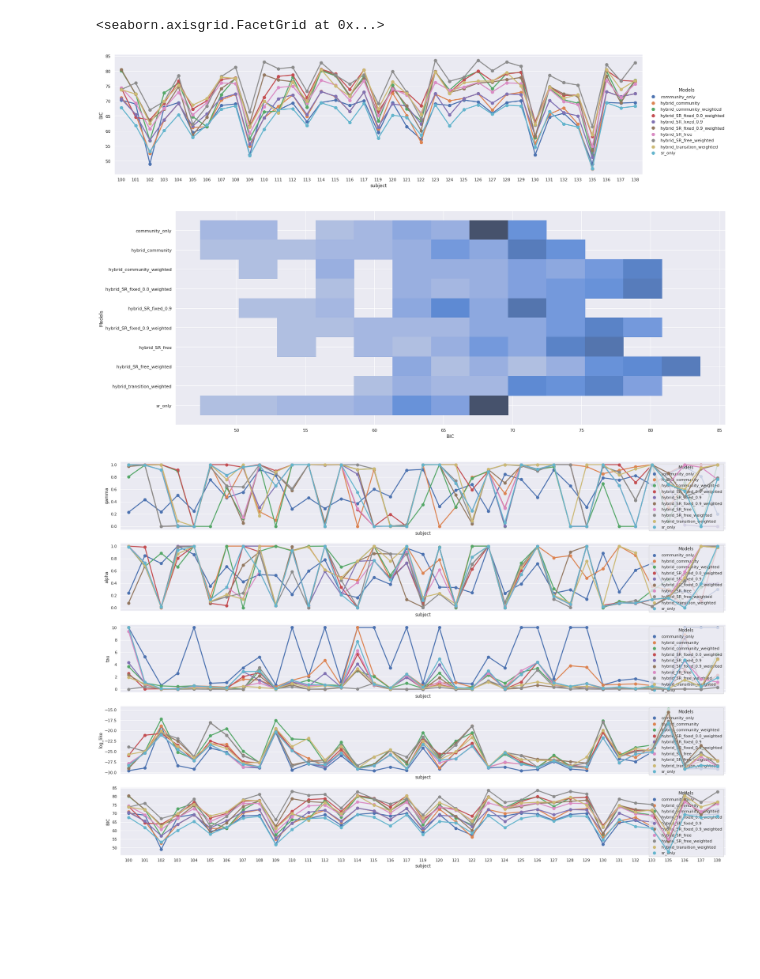
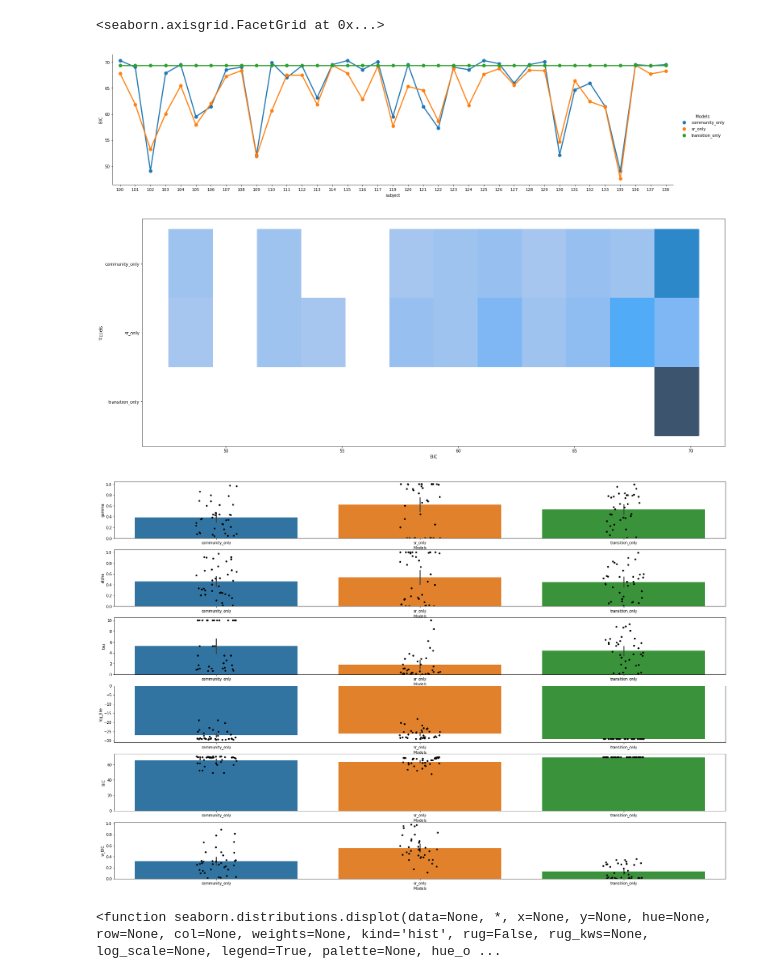
Before and after one commit to prestonlab/tesser_successor, a Jupyter notebook: bic_weights.ipynb, the cells around one changed output. Saved outputs shown, nothing was run; the diff lists cells and outputs as text; code cells hidden in the pictures; blank space fills up the shorter version.

Commit message:
Bar plots for different models

```diff
--- a/bic_weights.ipynb
+++ b/bic_weights.ipynb
@@ -9,7 +9,7 @@ from scipy import stats
 import itertools
 import glob, os
 # %%
-data_dir ='./Data/results/'
+data_dir ='./Data/individual_results/'
 # %%
 def get_files(data_dir):
     files = [file for file in glob.glob(f"{data_dir}*.csv")]  #returns list of paths to each model data
@@ -110,3 +88,13 @@ for file in files:
 # df_alpha = df_alpha.set_index('subject')
 # df_tau = df_tau.set_index('subject')
 # df_log_like = df_log_like.set_index('subject')
+# df1.Models.astype('category').cat
+dummy = df_bic.to_numpy()
+dummy= dummy[:,1:]
+
+df_wbic = df_bic.copy()
+df_wbic.iloc[:,1:] = bic.wbic(dummy)
+df_wbic.head()
+df1 = df_bic.melt('subject', var_name='Models',  value_name='BIC')
+sns.catplot(x="Models", y="BIC", data=df1, height=5, aspect=20/5, color = 'k')
+sns.barplot(x="Models", y="BIC", data=df1,)
@@ -129,30 +107,36 @@ df1 = df_bic.melt('subject', var_name='Models',  value_name='BIC')
 sns.catplot(x="subject", y="BIC", hue='Models', data=df1, kind='point', height=5, aspect=20/5)
 # %% [output]
 <seaborn.axisgrid.FacetGrid at 0x...>
-[figure, old version]
+[figure, new version]
 # %%
 fig, hist = plt.subplots(figsize=(25,10))
 
 hist = sns.histplot(x="BIC", y="Models",data=df1, kde=True, element="step")# hist.set_yticks(rotation=90)
 # %% [output]
-[figure, old version]
+[figure, new version]
 # %%
 model_names =list(models.keys())
 # print(model_names)
-fig, axes = plt.subplots(nrows=5, ncols=1, figsize=(30,20), sharex=True)
+fig, axes = plt.subplots(nrows=6, ncols=1, figsize=(30,20))
 plt.gca().set_prop_cycle(None)
-data = [df_gamma, df_alpha, df_tau, df_log_like, df_bic]
-data_names =['gamma', 'alpha', 'tau', 'log_like', 'BIC']
+data = [df_gamma, df_alpha, df_tau, df_log_like, df_bic, df_wbic]
+data_names =['gamma', 'alpha', 'tau', 'log_like', 'BIC', 'w_BIC']
 for ax, p, n in zip(axes.flatten(), data, data_names):
 
     dff = p.melt('subject', var_name='Models',  value_name=n)
 #     dff = dff[dff['Models'] == f'{n}']
 #     line =sns.regplot(x="subject", y="BIC", data=dff,ax=ax,)
 #     line.set_title(f'{n}')
 #     line.set_xlabel('')
 
 # plt.show()
 
-    sns.pointplot(x="subject", y=n , hue='Models', data=dff, ax=ax)
+#     sns.pointplot(x="subject", y=n , hue='Models', data=dff,join=False, ax=ax)
+    sns.barplot(x="Models", y=n, data=dff,ax=ax)
+    sns.stripplot(x="Models", y=n, data=dff, ax=ax, color='k')
 # %% [output]
-[figure, old version]
+[figure, new version]
+# %%
+sns.displot
+# %% [output]
+<function seaborn.distributions.displot(data=None, *, x=None, y=None, hue=None, row=None, col=None, weights=None, kind='hist', rug=False, rug_kws=None, log_scale=None, legend=True, palette=None, hue_o ...
```
Also changed, not shown: parts of 15 cells of this notebook.
